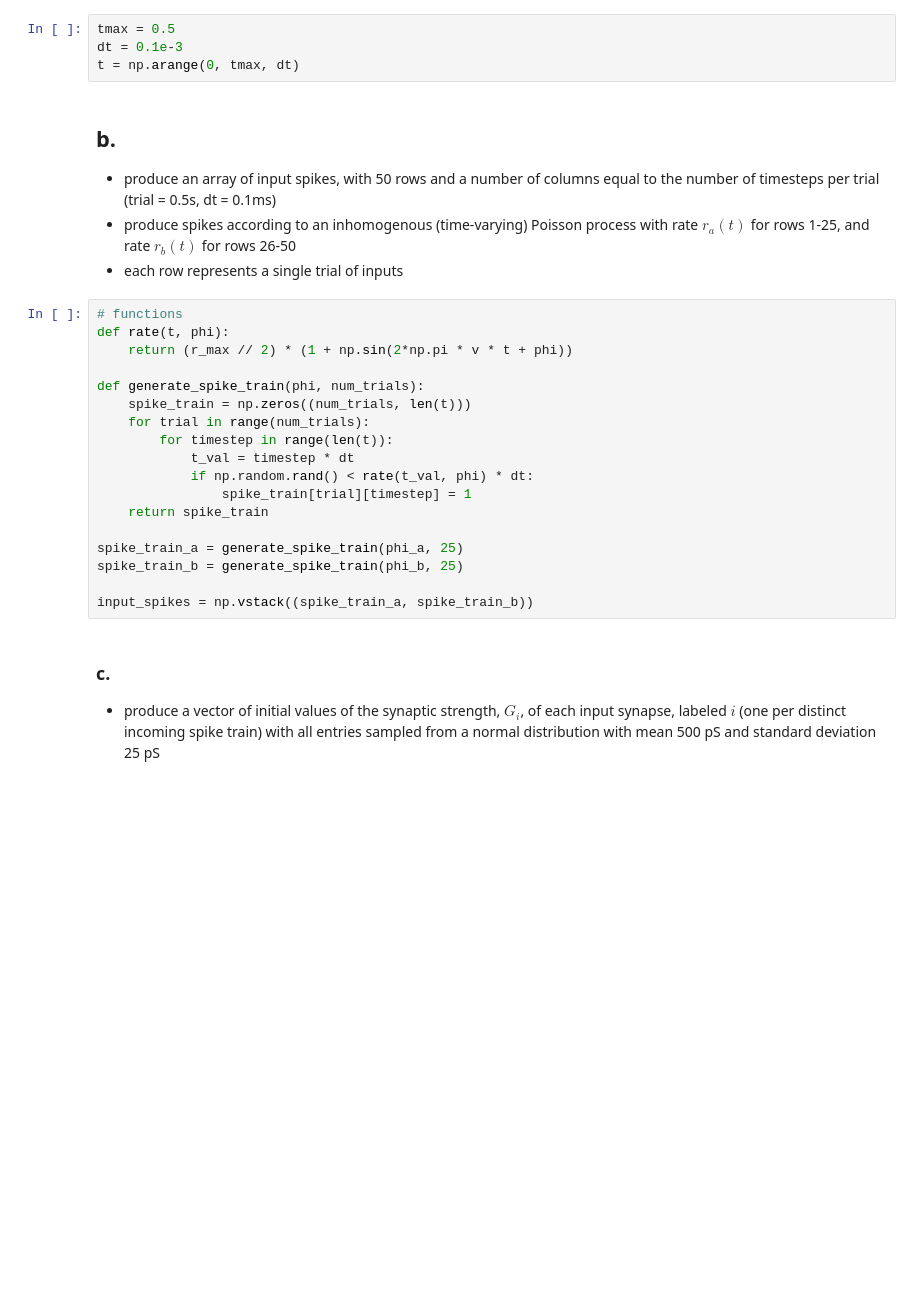
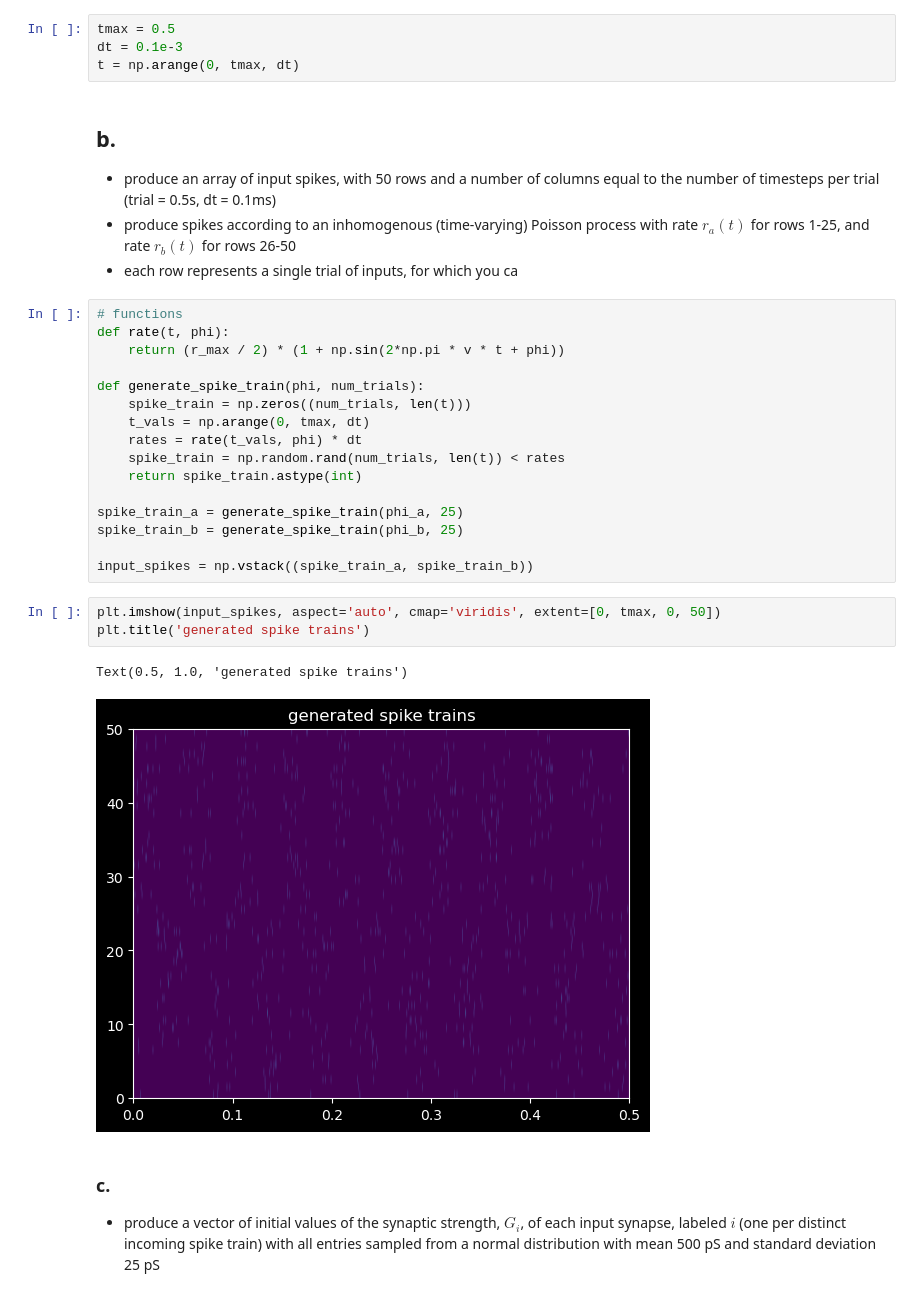
Before and after one commit to polsen99/intro_comp_neuro, a Jupyter notebook: ch8 (learning and synaptic plasticity)/tutorial 8.2 - competition via STDP.ipynb, the cells around one changed output. Cells and saved outputs as stored; diff of their text form; blank space fills up the shorter version.

```diff
--- a/ch8 (learning and synaptic plasticity)/tutorial 8.2 - competition via STDP.ipynb
+++ b/ch8 (learning and synaptic plasticity)/tutorial 8.2 - competition via STDP.ipynb
@@ -37,25 +37,29 @@ t = np.arange(0, tmax, dt)
 ## b.
 - produce an array of input spikes, with 50 rows and a number of columns equal to the number of timesteps per trial (trial = 0.5s, dt = 0.1ms)
 - produce spikes according to an inhomogenous (time-varying) Poisson process with rate $r_a(t)$ for rows 1-25, and rate $r_b(t)$ for rows 26-50
-- each row represents a single trial of inputs
+- each row represents a single trial of inputs, for which you ca
 # %%
 # functions
 def rate(t, phi):
-    return (r_max // 2) * (1 + np.sin(2*np.pi * v * t + phi))
+    return (r_max / 2) * (1 + np.sin(2*np.pi * v * t + phi))
 
 def generate_spike_train(phi, num_trials):
     spike_train = np.zeros((num_trials, len(t)))
-    for trial in range(num_trials):
-        for timestep in range(len(t)):
-            t_val = timestep * dt
-            if np.random.rand() < rate(t_val, phi) * dt:
-                spike_train[trial][timestep] = 1
-    return spike_train
+    t_vals = np.arange(0, tmax, dt)
+    rates = rate(t_vals, phi) * dt
+    spike_train = np.random.rand(num_trials, len(t)) < rates
+    return spike_train.astype(int)
 
 spike_train_a = generate_spike_train(phi_a, 25)
 spike_train_b = generate_spike_train(phi_b, 25)
 
 input_spikes = np.vstack((spike_train_a, spike_train_b))
+# %%
+plt.imshow(input_spikes, aspect='auto', cmap='viridis', extent=[0, tmax, 0, 50])
+plt.title('generated spike trains')
+# %% [output]
+Text(0.5, 1.0, 'generated spike trains')
+[figure, added]
 # %% [markdown]
 ### c.
 - produce a vector of initial values of the synaptic strength, $G_i$, of each input synapse, labeled $i$ (one per distinct incoming spike train) with all entries sampled from a normal distribution with mean 500 pS and standard deviation 25 pS
```
Also changed, not shown: parts of 21 cells of this notebook.
